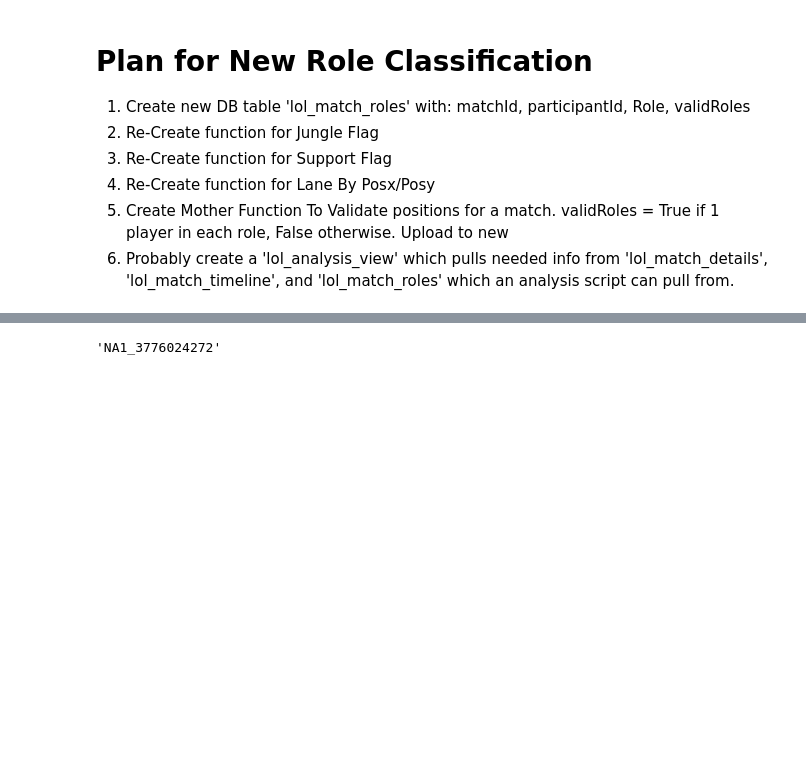
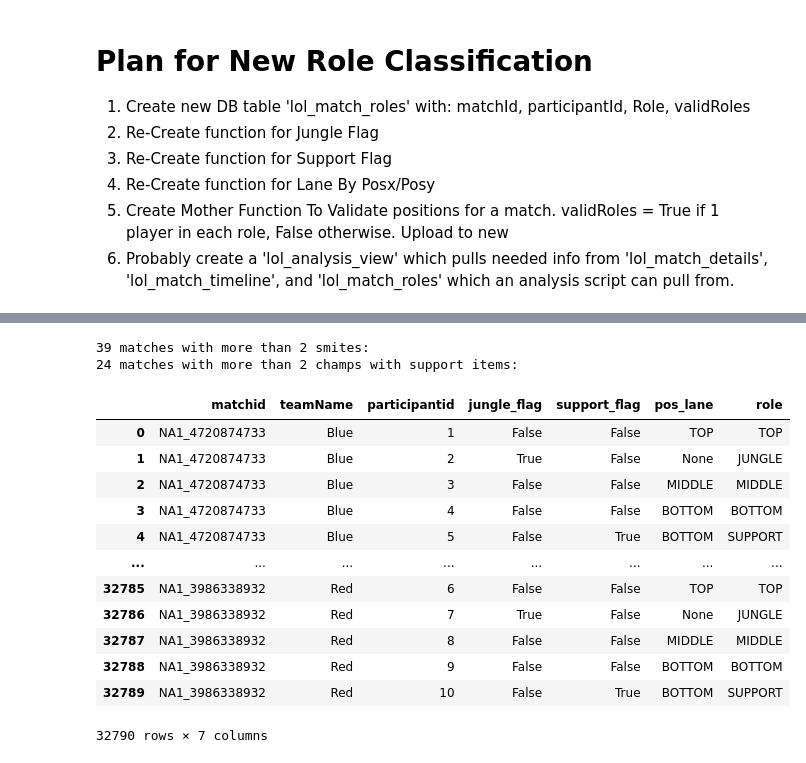
Before and after one commit to michaelmendelsohn/Riot_Api, a Jupyter notebook: v1/other_working.ipynb, the cells around one changed output, grey strips where cells are left out. Drawn from its saved outputs; the diff is of its cells as text; code cells hidden in the pictures; blank space fills up the shorter version.

```diff
--- a/v1/other_working.ipynb
+++ b/v1/other_working.ipynb
@@ -81,4 +33,31 @@ classify_jungler(to_classify, engine)
-# %%
-to_classify[-1]
-# %% [output]
-'NA1_3776024272'
+# %%
+to_classify = rc.find_to_classify(engine)
+#print(to_classify)
+jung = rc.classify_jungler(to_classify, engine)
+supp = rc.classify_support(to_classify, engine)
+pos = rc.classify_roles_by_position(to_classify, engine)
+# %% [output]
+39 matches with more than 2 smites:
+24 matches with more than 2 champs with support items:
+# %%
+df = jung.merge(supp[['matchid','participantid','support_flag']],
+ how='inner', left_on = ['matchid','participantid'],
+  right_on = ['matchid','participantid']).merge(pos[['matchid','participantid','pos_lane']],
+                                                how='inner', left_on = ['matchid','participantid'],
+                                                right_on = ['matchid','participantid'])
+df['role'] = np.vectorize(rc.define_role)(df['jungle_flag'], df['support_flag'], df['pos_lane'])
+df
+# %% [output]
+|  | matchid | teamName | participantid | jungle_flag | support_flag | pos_lane | role |
+| 0 | NA1_4720874733 | Blue | 1 | False | False | TOP | TOP |
+| 1 | NA1_4720874733 | Blue | 2 | True | False | None | JUNGLE |
+| 2 | NA1_4720874733 | Blue | 3 | False | False | MIDDLE | MIDDLE |
+| 3 | NA1_4720874733 | Blue | 4 | False | False | BOTTOM | BOTTOM |
+| 4 | NA1_4720874733 | Blue | 5 | False | True | BOTTOM | SUPPORT |
+| ... | ... | ... | ... | ... | ... | ... | ... |
+| 32785 | NA1_3986338932 | Red | 6 | False | False | TOP | TOP |
+| 32786 | NA1_3986338932 | Red | 7 | True | False | None | JUNGLE |
+| 32787 | NA1_3986338932 | Red | 8 | False | False | MIDDLE | MIDDLE |
+| 32788 | NA1_3986338932 | Red | 9 | False | False | BOTTOM | BOTTOM |
+| 32789 | NA1_3986338932 | Red | 10 | False | True | BOTTOM | SUPPORT |
+32790 rows × 7 columns
```
Also changed, not shown: parts of 21 cells of this notebook, 1 other file.
